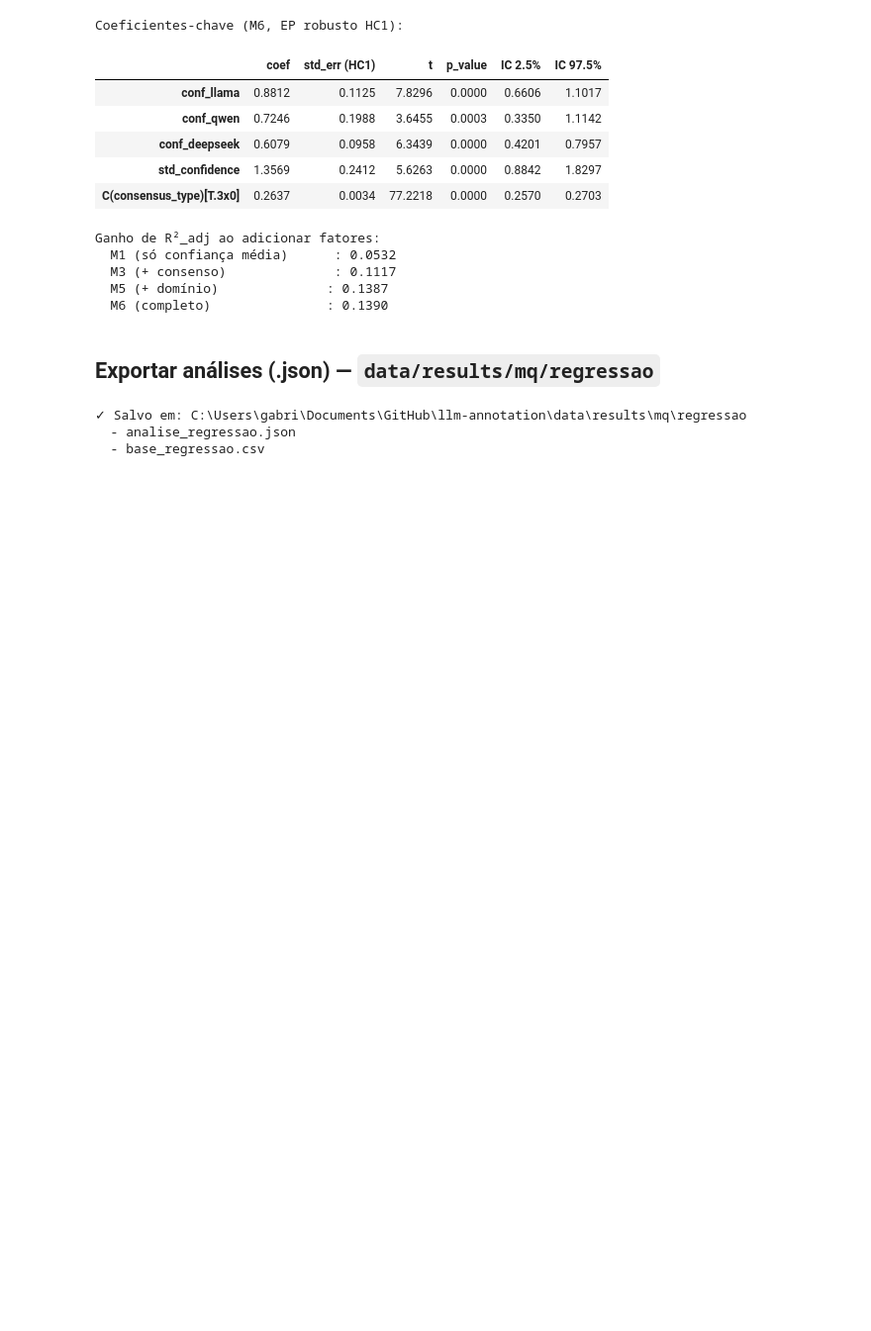
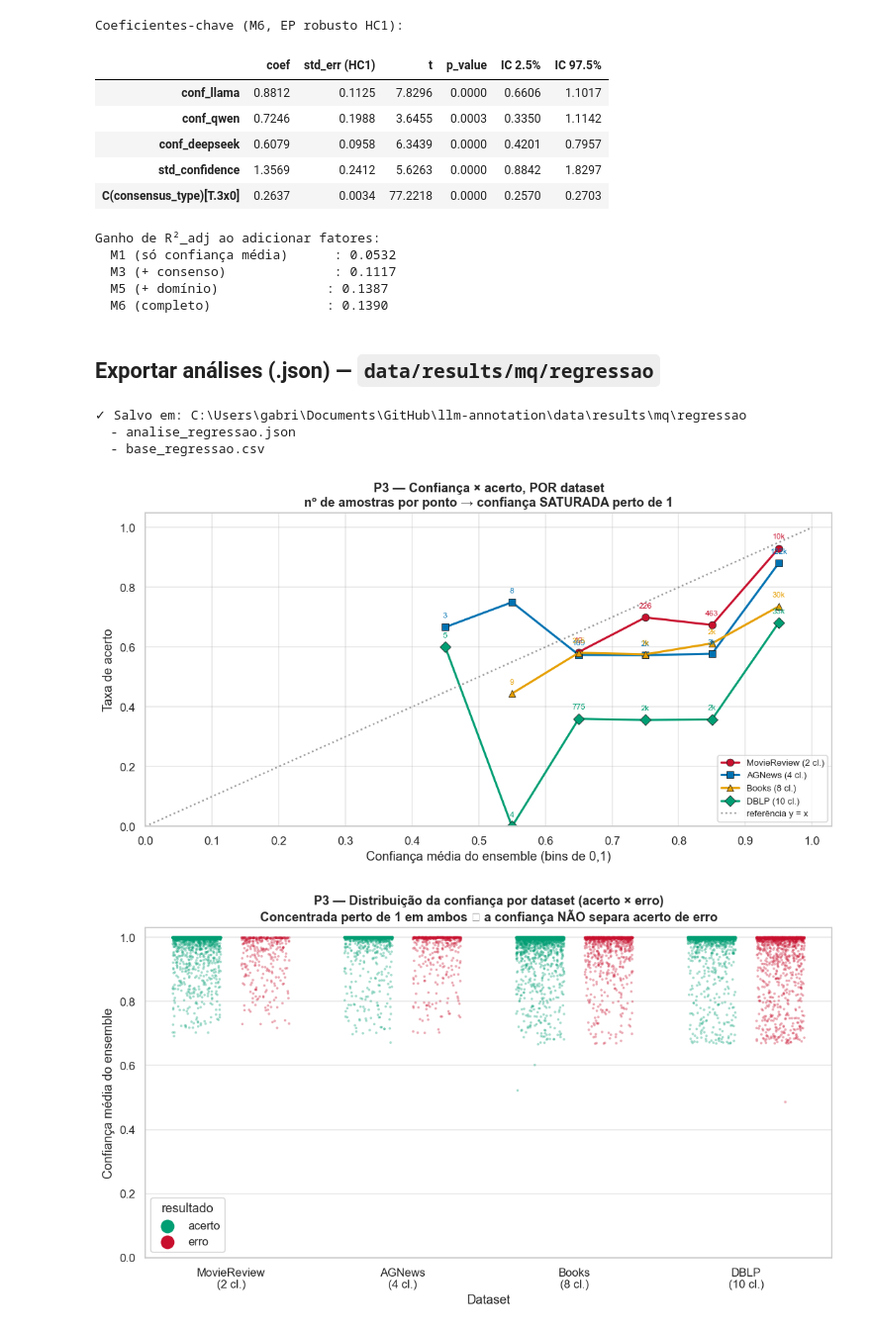
Before and after one commit to Ktzani/llm-annotation, a Jupyter notebook: src/notebooks/mq/analise_regressao_confianca.ipynb, the cells around one changed output. Shown at 99% size. Drawn from its saved outputs; the diff is of its cells as text; code cells hidden in the pictures; blank space fills up the shorter version.

```diff
--- a/src/notebooks/mq/analise_regressao_confianca.ipynb
+++ b/src/notebooks/mq/analise_regressao_confianca.ipynb
@@ -673,3 +673,71 @@ for p in sorted(EXPORT_DIR.glob("*")):
 ✓ Salvo em: C:\Users\gabri\Documents\GitHub\llm-annotation\data\results\mq\regressao
   - analise_regressao.json
   - base_regressao.csv
+# %%
+# === Figuras P3 e P3b (cor por dataset) — confiança × acerto; salvam PNG ===
+_FIG = ROOT / "src" / "notebooks" / "mq" / "figuras"
+_FIG.mkdir(parents=True, exist_ok=True)
+_BLACK, _GRAY = "#1A1A1A", "#9A9A9A"
+_bins = np.linspace(0, 1, 11)
+_fmt = lambda n: f"{n/1000:.0f}k" if n >= 1000 else str(int(n))
+_estilo = {
+    "movie_review": dict(color="#C8102E", marker="o", label="MovieReview (2 cl.)"),
+    "agnews":       dict(color="#0072B2", marker="s", label="AGNews (4 cl.)"),
+    "books":        dict(color="#E69F00", marker="^", label="Books (8 cl.)"),
+    "dblp":         dict(color="#009E73", marker="D", label="DBLP (10 cl.)"),
+}
+
+# --- P3: taxa de acerto x confiança (bins de 0,1), nº de amostras por ponto ---
+fig, ax = plt.subplots(figsize=(10, 5.4))
+for ds, st in _estilo.items():
+    s = df_reg[df_reg["dataset"] == ds].copy()
+    s["bin"] = pd.cut(s["mean_confidence"], bins=_bins, include_lowest=True)
+    g = s.groupby("bin", observed=True)["correct"].agg(["mean", "count"])
+    g = g[g["count"] >= 1]
+    cx = np.array([iv.mid for iv in g.index]); cy = g["mean"].to_numpy(); cn = g["count"].to_numpy()
+    ax.plot(cx, cy, "-", lw=2.0, ms=7, markeredgecolor=_BLACK, markeredgewidth=0.5, **st)
+    for x, yv, n in zip(cx, cy, cn):
+        ax.annotate(_fmt(n), (x, yv), textcoords="offset points", xytext=(0, 9),
+                    ha="center", fontsize=7.5, color=st["color"])
+ax.plot([0, 1], [0, 1], ":", color=_GRAY, lw=1.6, label="referência y = x")
+ax.set_xlabel("Confiança média do ensemble (bins de 0,1)")
+ax.set_ylabel("Taxa de acerto")
+ax.set_title("P3 — Confiança × acerto, POR dataset\n"
+             "nº de amostras por ponto → confiança SATURADA perto de 1", fontweight="bold")
+ax.legend(loc="lower right", fontsize=8.5); ax.grid(alpha=0.25, color=_GRAY)
+ax.set_xticks(np.arange(0, 1.01, 0.1)); ax.set_xlim(0, 1.03); ax.set_ylim(0, 1.05)
+plt.tight_layout()
+fig.savefig(_FIG / "P3_acerto_vs_confianca.png", bbox_inches="tight")
+plt.show()
+
+# --- P3b: dispersão (strip) da confiança por dataset, acerto × erro ---
+_ACERTO, _ERRO = "#009E73", "#C8102E"
+_rng = np.random.default_rng(0)
+_parts = []
+for ds, d in df_reg.groupby("dataset"):
+    nn = min(4000, len(d))
+    _parts.append(d.iloc[_rng.choice(len(d), size=nn, replace=False)])
+_samp = pd.concat(_parts, ignore_index=True)
+_samp["resultado"] = _samp["correct"].map({1: "acerto", 0: "erro"})
+_order = ["movie_review", "agnews", "books", "dblp"]
+_labels = ["MovieReview\n(2 cl.)", "AGNews\n(4 cl.)", "Books\n(8 cl.)", "DBLP\n(10 cl.)"]
+
+fig, ax = plt.subplots(figsize=(10, 5.8))
+sns.stripplot(data=_samp, x="dataset", y="mean_confidence", hue="resultado",
+              order=_order, hue_order=["acerto", "erro"], dodge=True, jitter=0.28,
+              size=2.4, alpha=0.35, palette={"acerto": _ACERTO, "erro": _ERRO}, ax=ax)
+ax.set_xticklabels(_labels)
+ax.set_xlabel("Dataset"); ax.set_ylabel("Confiança média do ensemble"); ax.set_ylim(0, 1.03)
+ax.set_title("P3 — Distribuição da confiança por dataset (acerto × erro)\n"
+             "Concentrada perto de 1 em ambos ⇒ a confiança NÃO separa acerto de erro",
+             fontweight="bold")
+ax.grid(axis="y", alpha=0.25, color=_GRAY)
+_leg = ax.legend(title="resultado", loc="lower left", framealpha=0.9, markerscale=2)
+for lh in _leg.legend_handles:
+    lh.set_alpha(1)
+plt.tight_layout()
+fig.savefig(_FIG / "P3b_dispersao_confianca.png", bbox_inches="tight")
+plt.show()
+# %% [output]
+[figure, added]
+[figure, added]
```
Also changed, not shown: 6 other files.
